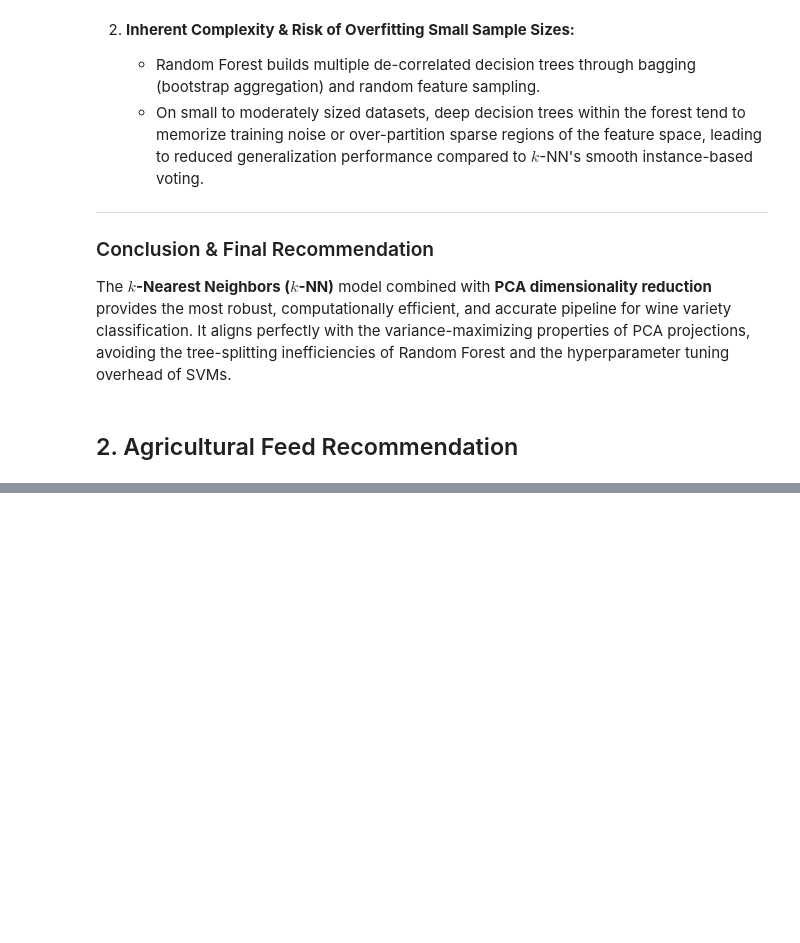
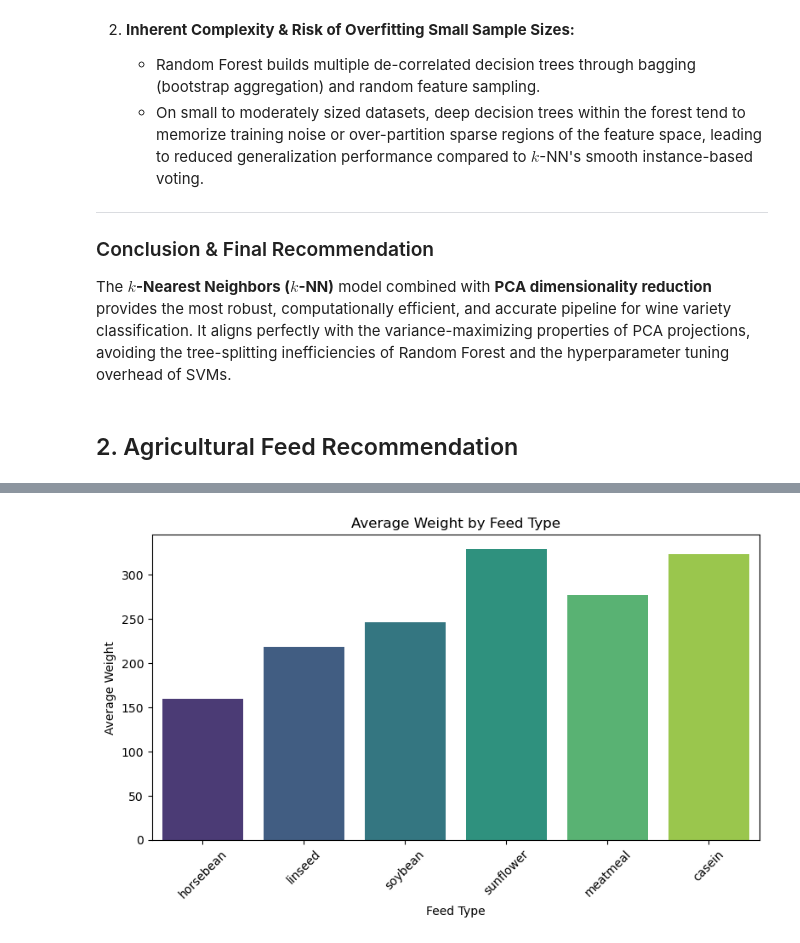
Before and after one commit to MichaelKamano/DataVine-Analysis, a Jupyter notebook: DataVine.ipynb, the cells around one changed output, grey strips where cells are left out. Cells and saved outputs as stored; diff of their text form; code cells hidden in the pictures; blank space fills up the shorter version.

Commit message:
Agricultural Feed Recommendation

```diff
--- a/DataVine.ipynb
+++ b/DataVine.ipynb
@@ -441,0 +548,21 @@ The **$k$-Nearest Neighbors ($k$-NN)** model combined with **PCA dimensionality
+# %%
+plt.figure(figsize=(8, 5))
+
+sns.barplot(
+    data=chick,
+    x='feed',
+    y='weight',
+    estimator='mean',
+    hue='feed',
+    palette='viridis',
+    errorbar=None
+)
+
+plt.title('Average Weight by Feed Type')
+plt.xlabel('Feed Type')
+plt.ylabel('Average Weight')
+plt.xticks(rotation=45)
+plt.tight_layout()
+plt.show()
+# %% [output]
+[figure, added]
```
Also changed, not shown: parts of 23 cells of this notebook.
